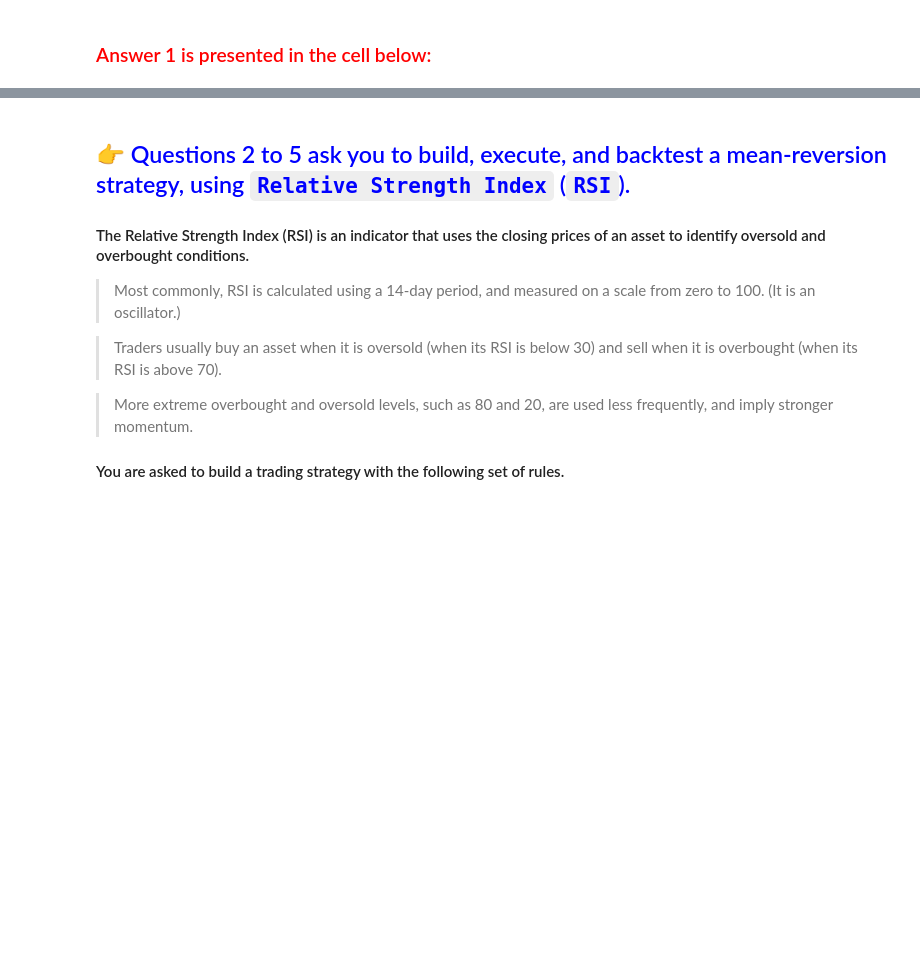
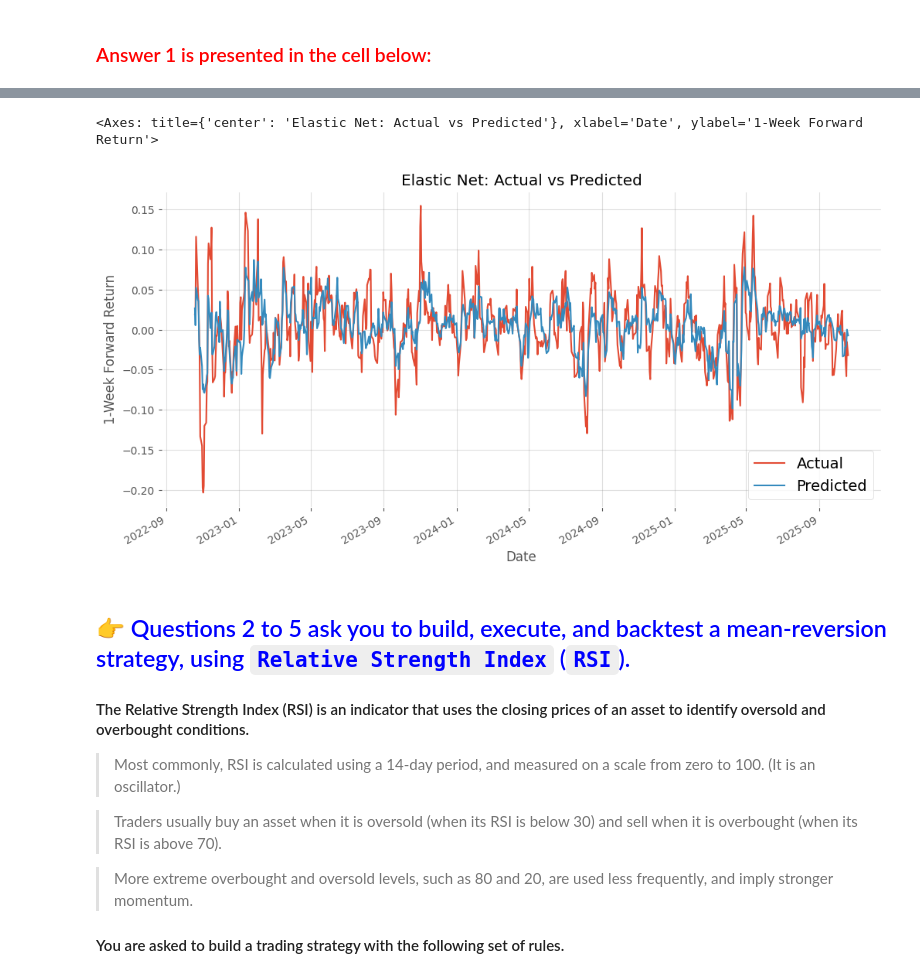
Before and after one commit to changjulian17/qf627, a Jupyter notebook: problem_set_7/QF627_Problem_Set_7.ipynb, the cells around one changed output, grey strips where cells are left out. Saved outputs shown, nothing was run; the diff lists cells and outputs as text; code cells hidden in the pictures; blank space fills up the shorter version.

```diff
--- a/problem_set_7/QF627_Problem_Set_7.ipynb
+++ b/problem_set_7/QF627_Problem_Set_7.ipynb
@@ -104,3 +836,19 @@ mpl.rcParams["legend.fontsize"] = 14
+# %%
+comparison_df = \
+pd.DataFrame({
+    'Actual': Y_test.values.flatten() if hasattr(Y_test, 'values') else Y_test,
+    'Predicted': y_pred_en
+}, index=Y_test.index)
+# %%
+comparison_df.plot(
+    title="Elastic Net: Actual vs Predicted",
+    ylabel="1-Week Forward Return",
+    xlabel="Date",
+    figsize=(12, 6)
+)
+# %% [output]
+<Axes: title={'center': 'Elastic Net: Actual vs Predicted'}, xlabel='Date', ylabel='1-Week Forward Return'>
+[figure, added]
 # %% [markdown]
 ## <font color = blue> 👉 Questions 2 to 5 ask you to build, execute, and backtest a mean-reversion strategy, using `Relative Strength Index` (`RSI`). </font>
 
```
Also changed, not shown: parts of 75 cells of this notebook, 2 other files.
